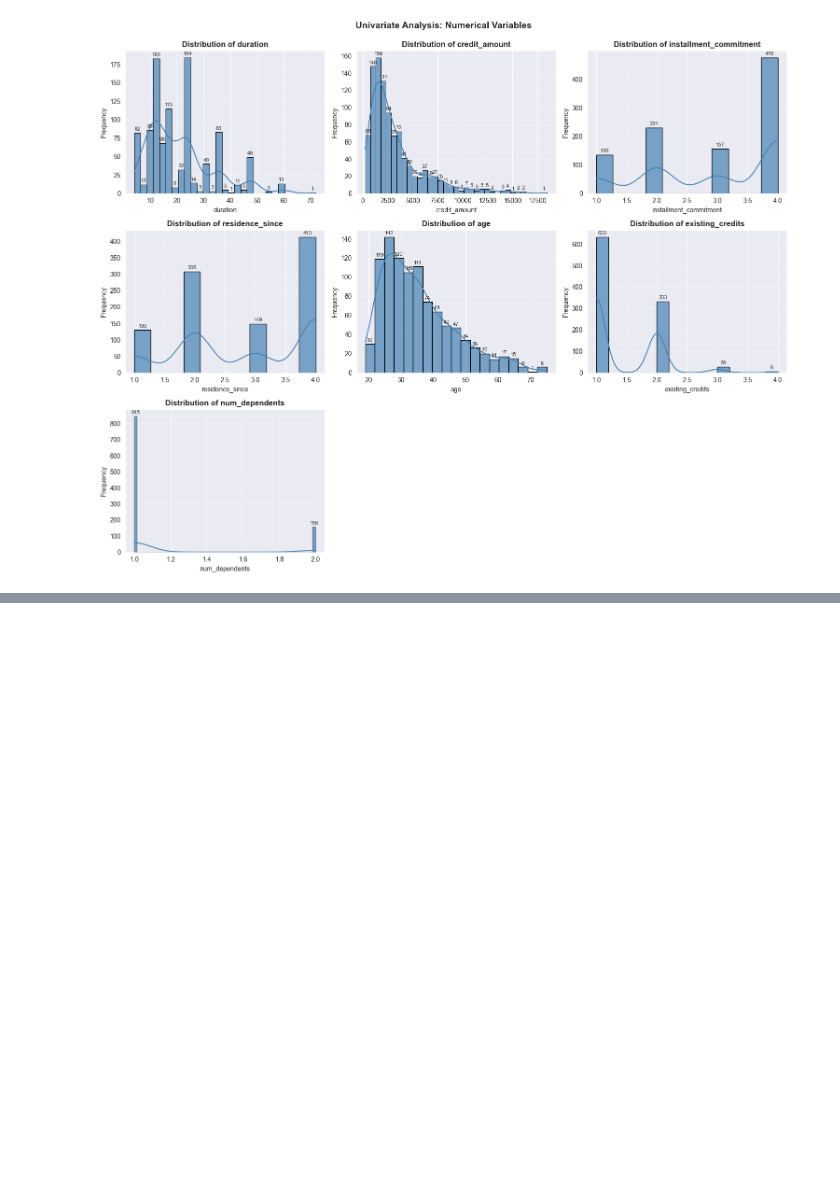
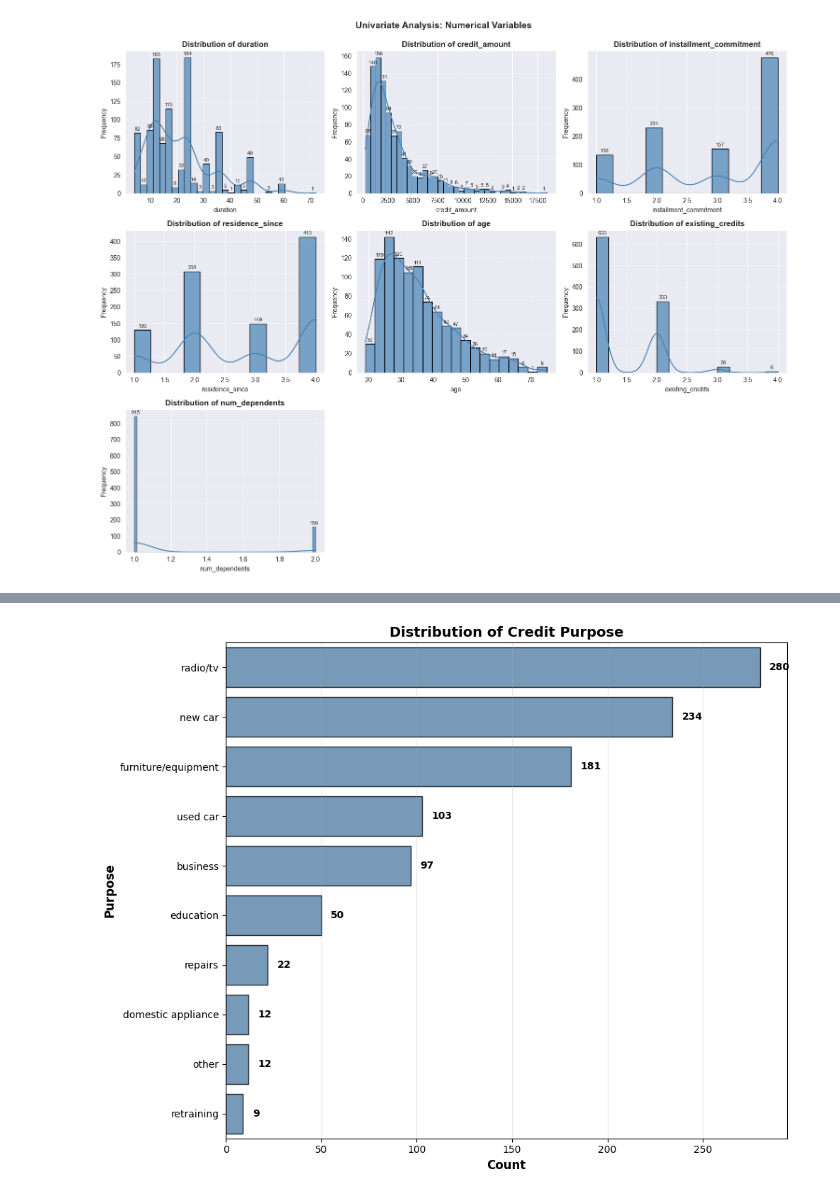
Before and after one commit to dingaroo/credit-g, a Jupyter notebook: eda.ipynb, the cells around one changed output, grey strips where cells are left out. Drawn from its saved outputs; the diff is of its cells as text; code cells hidden in the pictures; blank space fills up the shorter version.

```diff
--- a/eda.ipynb
+++ b/eda.ipynb
@@ -285,0 +358,26 @@ plt.show()
+# %%
+# Create horizontal bar chart for 'purpose' column using seaborn
+plt.figure(figsize=(10, 8))
+
+# Get value counts and sort in descending order
+purpose_counts = df['purpose'].value_counts().sort_values(ascending=False)
+
+# Create horizontal bar chart with seaborn
+ax = sns.barplot(x=purpose_counts.values, y=purpose_counts.index, color='steelblue', edgecolor='black', alpha=0.8)
+
+# Annotate bars with values
+for i, value in enumerate(purpose_counts.values):
+    ax.text(value + 5, i, str(value), va='center', fontweight='bold', fontsize=10)
+
+# Set labels and title
+plt.xlabel('Count', fontsize=12, fontweight='bold')
+plt.ylabel('Purpose', fontsize=12, fontweight='bold')
+plt.title('Distribution of Credit Purpose', fontsize=14, fontweight='bold')
+plt.grid(axis='x', alpha=0.3)
+plt.tight_layout()
+
+# Save the figure
+plt.savefig(f"{PLOT_PATH}horizontal_bar_purpose.png", dpi=300, bbox_inches='tight')
+plt.show()
+# %% [output]
+[figure, added]
```
Also changed, not shown: parts of 8 cells of this notebook, 3 other files.
